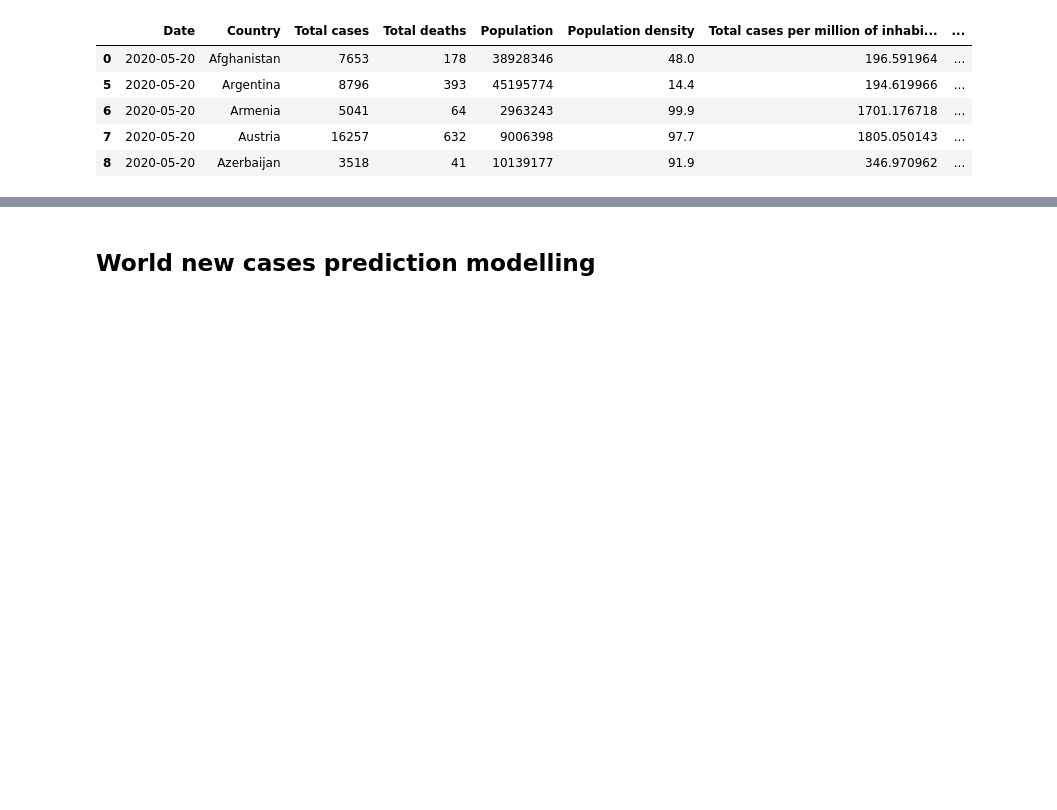
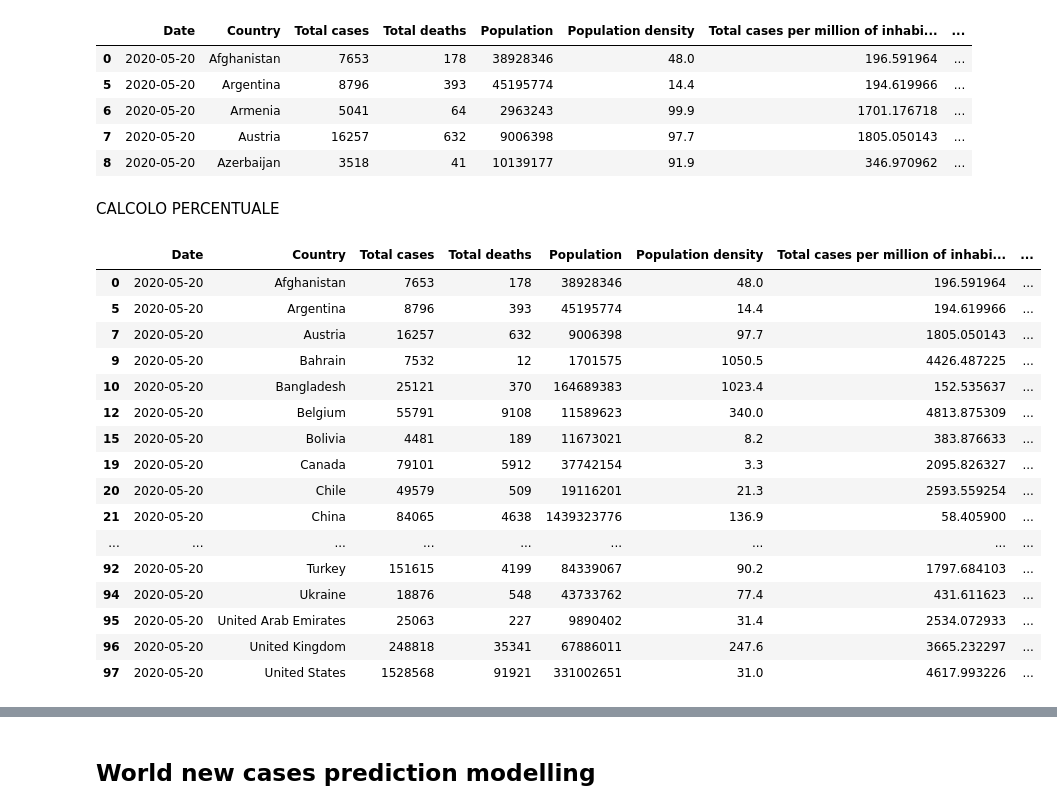
Before and after one commit to Mattia81/DataScienceForBusiness, a Jupyter notebook: COVID19_analysis/COVID19_analysis.ipynb, the cells around one changed output, grey strips where cells are left out. Drawn from its saved outputs; the diff is of its cells as text; code cells hidden in the pictures; blank space fills up the shorter version.

```diff
--- a/COVID19_analysis/COVID19_analysis.ipynb
+++ b/COVID19_analysis/COVID19_analysis.ipynb
@@ -1210,3 +1212,5 @@ df_regression_friendly.head()
 | 6 | 2020-05-20 | Armenia | 5041 | 64 | 2963243 | 99.9 | 1701.176718 | ... |
 | 7 | 2020-05-20 | Austria | 16257 | 632 | 9006398 | 97.7 | 1805.050143 | ... |
 | 8 | 2020-05-20 | Azerbaijan | 3518 | 41 | 10139177 | 91.9 | 346.970962 | ... |
+# %% [markdown]
+CALCOLO PERCENTUALE
@@ -1213,3 +1244,25 @@ df_regression_friendly.head()
+# %%
+
+df_regression_friendly['Growth rate']=g2
+df_regression_friendly
+# %% [output]
+|  | Date | Country | Total cases | Total deaths | Population | Population density | Total cases per million of inhabi... | ... |
+| 0 | 2020-05-20 | Afghanistan | 7653 | 178 | 38928346 | 48.0 | 196.591964 | ... |
+| 5 | 2020-05-20 | Argentina | 8796 | 393 | 45195774 | 14.4 | 194.619966 | ... |
+| 7 | 2020-05-20 | Austria | 16257 | 632 | 9006398 | 97.7 | 1805.050143 | ... |
+| 9 | 2020-05-20 | Bahrain | 7532 | 12 | 1701575 | 1050.5 | 4426.487225 | ... |
+| 10 | 2020-05-20 | Bangladesh | 25121 | 370 | 164689383 | 1023.4 | 152.535637 | ... |
+| 12 | 2020-05-20 | Belgium | 55791 | 9108 | 11589623 | 340.0 | 4813.875309 | ... |
+| 15 | 2020-05-20 | Bolivia | 4481 | 189 | 11673021 | 8.2 | 383.876633 | ... |
+| 19 | 2020-05-20 | Canada | 79101 | 5912 | 37742154 | 3.3 | 2095.826327 | ... |
+| 20 | 2020-05-20 | Chile | 49579 | 509 | 19116201 | 21.3 | 2593.559254 | ... |
+| 21 | 2020-05-20 | China | 84065 | 4638 | 1439323776 | 136.9 | 58.405900 | ... |
+| ... | ... | ... | ... | ... | ... | ... | ... | ... |
+| 92 | 2020-05-20 | Turkey | 151615 | 4199 | 84339067 | 90.2 | 1797.684103 | ... |
+| 94 | 2020-05-20 | Ukraine | 18876 | 548 | 43733762 | 77.4 | 431.611623 | ... |
+| 95 | 2020-05-20 | United Arab Emirates | 25063 | 227 | 9890402 | 31.4 | 2534.072933 | ... |
+| 96 | 2020-05-20 | United Kingdom | 248818 | 35341 | 67886011 | 247.6 | 3665.232297 | ... |
+| 97 | 2020-05-20 | United States | 1528568 | 91921 | 331002651 | 31.0 | 4617.993226 | ... |
 # %%
 df_regression_friendly.corr()
 # %% [output]
```
Also changed, not shown: parts of 9 cells of this notebook.
